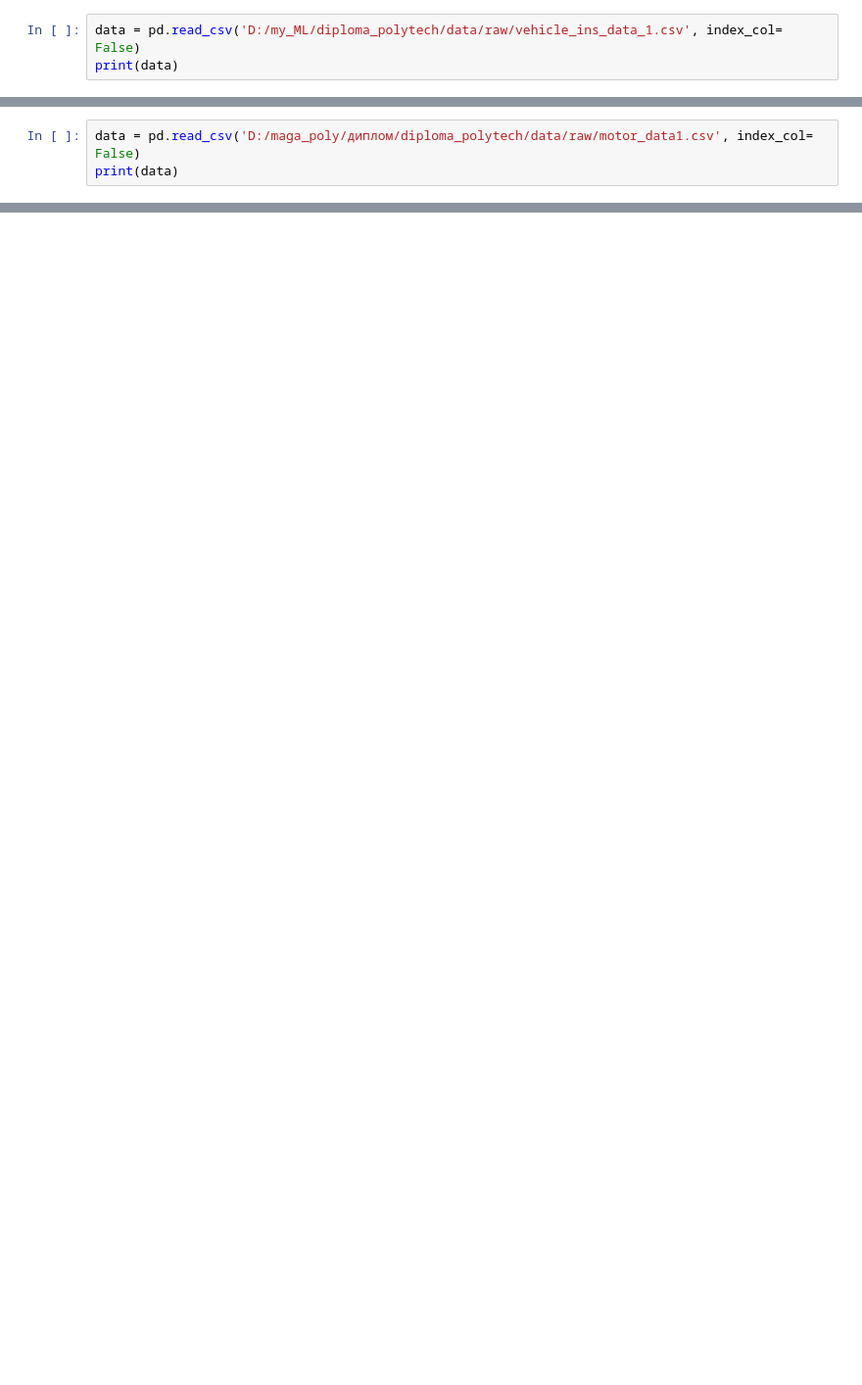
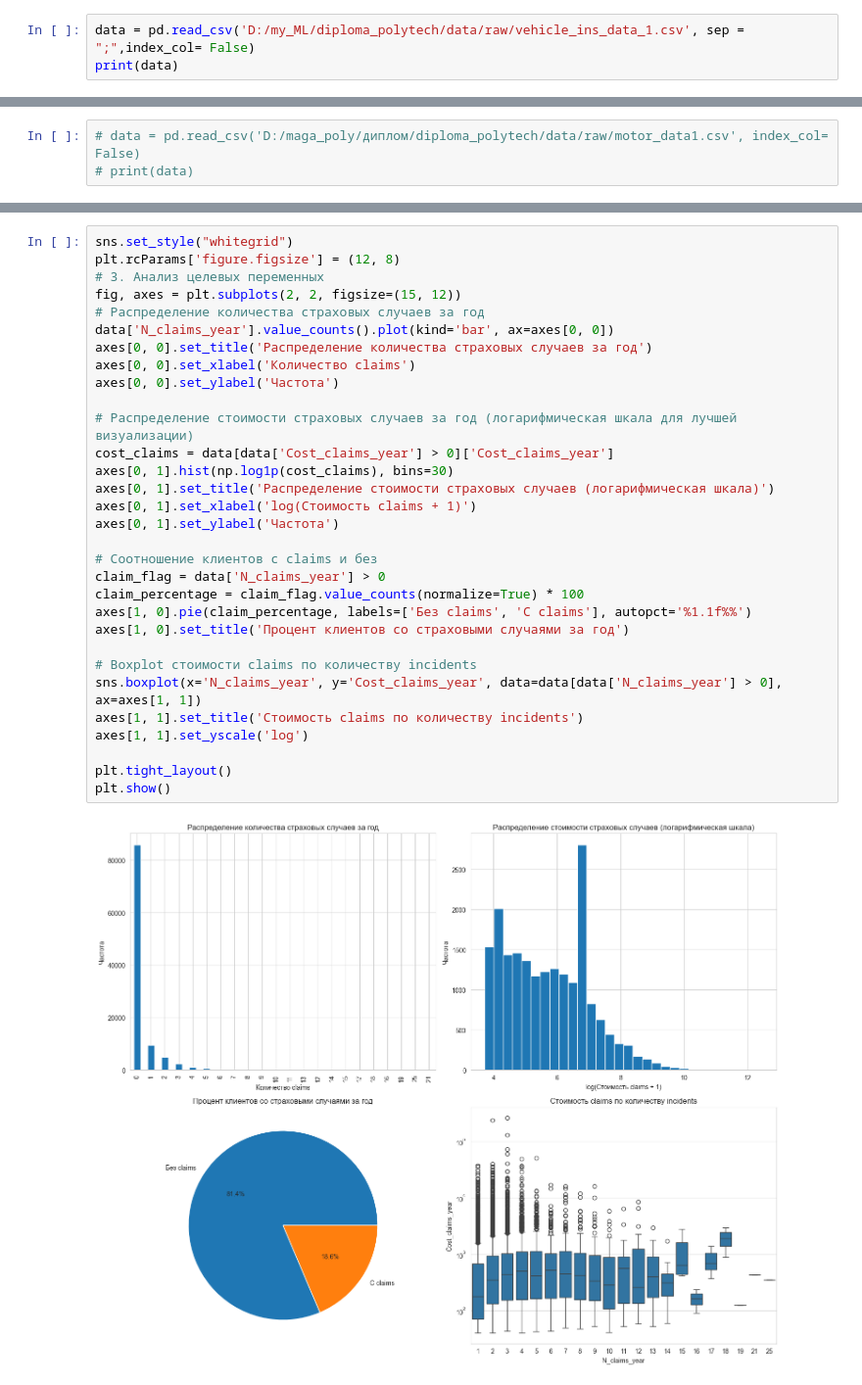
Before and after one commit to topskier/data_science, a Jupyter notebook: diploma_polytech/code/dataSetPreview.ipynb, the cells around one changed output, grey strips where cells are left out. Shown at 98% size. Cells and saved outputs as stored; diff of their text form; blank space fills up the shorter version.

```diff
--- a/diploma_polytech/code/dataSetPreview.ipynb
+++ b/diploma_polytech/code/dataSetPreview.ipynb
@@ -20,4 +23,4 @@ import category_encoders as ce
 # %%
-data = pd.read_csv('D:/my_ML/diploma_polytech/data/raw/vehicle_ins_data_1.csv', index_col= False)
+data = pd.read_csv('D:/my_ML/diploma_polytech/data/raw/vehicle_ins_data_1.csv', sep = ";",index_col= False)
 print(data)
 # %% [output]
@@ -38,3 +46,3 @@ print(data)
 # %%
-data = pd.read_csv('D:/maga_poly/диплом/diploma_polytech/data/raw/motor_data1.csv', index_col= False)
-print(data)
+# data = pd.read_csv('D:/maga_poly/диплом/diploma_polytech/data/raw/motor_data1.csv', index_col= False)
+# print(data)
@@ -58,0 +118,33 @@ print(data)
+# %%
+sns.set_style("whitegrid")
+plt.rcParams['figure.figsize'] = (12, 8)
+# 3. Анализ целевых переменных
+fig, axes = plt.subplots(2, 2, figsize=(15, 12))
+# Распределение количества страховых случаев за год
+data['N_claims_year'].value_counts().plot(kind='bar', ax=axes[0, 0])
+axes[0, 0].set_title('Распределение количества страховых случаев за год')
+axes[0, 0].set_xlabel('Количество claims')
+axes[0, 0].set_ylabel('Частота')
+
+# Распределение стоимости страховых случаев за год (логарифмическая шкала для лучшей визуализации)
+cost_claims = data[data['Cost_claims_year'] > 0]['Cost_claims_year']
+axes[0, 1].hist(np.log1p(cost_claims), bins=30)
+axes[0, 1].set_title('Распределение стоимости страховых случаев (логарифмическая шкала)')
+axes[0, 1].set_xlabel('log(Стоимость claims + 1)')
+axes[0, 1].set_ylabel('Частота')
+
+# Соотношение клиентов с claims и без
+claim_flag = data['N_claims_year'] > 0
+claim_percentage = claim_flag.value_counts(normalize=True) * 100
+axes[1, 0].pie(claim_percentage, labels=['Без claims', 'С claims'], autopct='%1.1f%%')
+axes[1, 0].set_title('Процент клиентов со страховыми случаями за год')
+
+# Boxplot стоимости claims по количеству incidents
+sns.boxplot(x='N_claims_year', y='Cost_claims_year', data=data[data['N_claims_year'] > 0], ax=axes[1, 1])
+axes[1, 1].set_title('Стоимость claims по количеству incidents')
+axes[1, 1].set_yscale('log')
+
+plt.tight_layout()
+plt.show()
+# %% [output]
+[figure, added]
```
Also changed, not shown: parts of 10 cells of this notebook, 1 other file.
